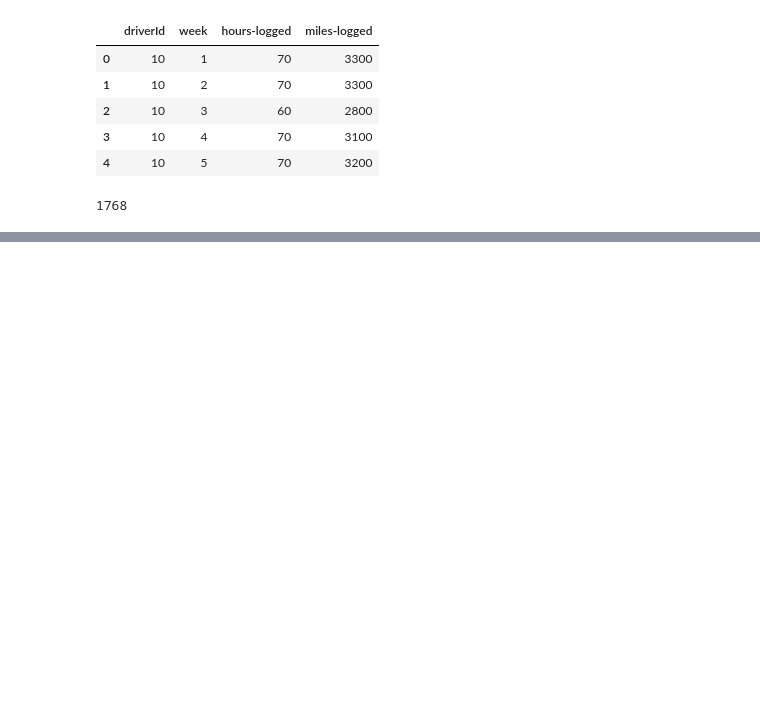
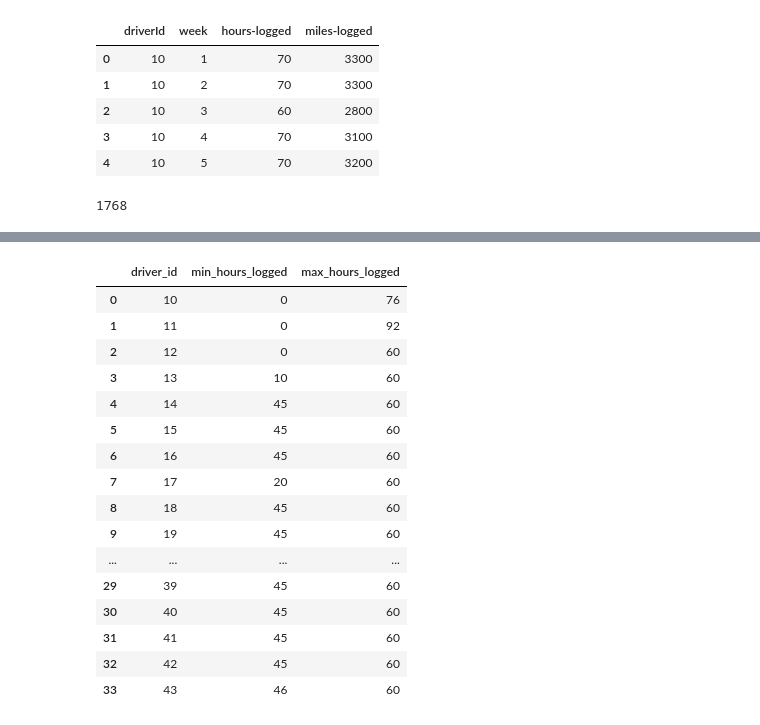
Before and after one commit to 2026-2-fundamentos/std-sebastian-mesa-calle, a Jupyter notebook: P104_drivers_sqlite/notebooks/notebook.ipynb, the cells around one changed output, grey strips where cells are left out. Drawn from its saved outputs; the diff is of its cells as text; code cells hidden in the pictures; blank space fills up the shorter version.

```diff
--- a/P104_drivers_sqlite/notebooks/notebook.ipynb
+++ b/P104_drivers_sqlite/notebooks/notebook.ipynb
@@ -76,0 +180,32 @@ connection.commit()
+# %%
+# Valores mínimo y máximo de horas registradas por cada conductor
+sql = """
+SELECT
+    driver_id,
+    MIN(hours_logged) AS min_hours_logged,
+    MAX(hours_logged) AS max_hours_logged
+FROM timesheet
+GROUP BY driver_id
+ORDER BY driver_id;
+"""
+
+hours_range = pd.read_sql_query(sql, connection)
+hours_range
+# %% [output]
+|  | driver_id | min_hours_logged | max_hours_logged |
+| 0 | 10 | 0 | 76 |
+| 1 | 11 | 0 | 92 |
+| 2 | 12 | 0 | 60 |
+| 3 | 13 | 10 | 60 |
+| 4 | 14 | 45 | 60 |
+| 5 | 15 | 45 | 60 |
+| 6 | 16 | 45 | 60 |
+| 7 | 17 | 20 | 60 |
+| 8 | 18 | 45 | 60 |
+| 9 | 19 | 45 | 60 |
+| ... | ... | ... | ... |
+| 29 | 39 | 45 | 60 |
+| 30 | 40 | 45 | 60 |
+| 31 | 41 | 45 | 60 |
+| 32 | 42 | 45 | 60 |
+| 33 | 43 | 46 | 60 |
```
Also changed, not shown: parts of 10 cells of this notebook, 2 other files.
